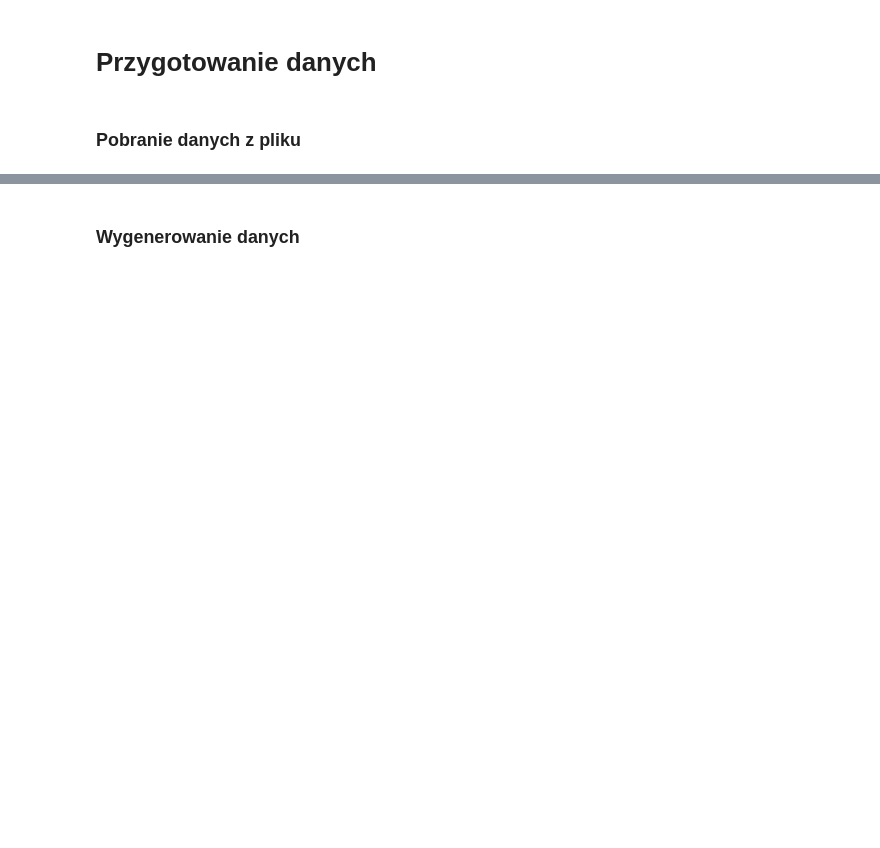
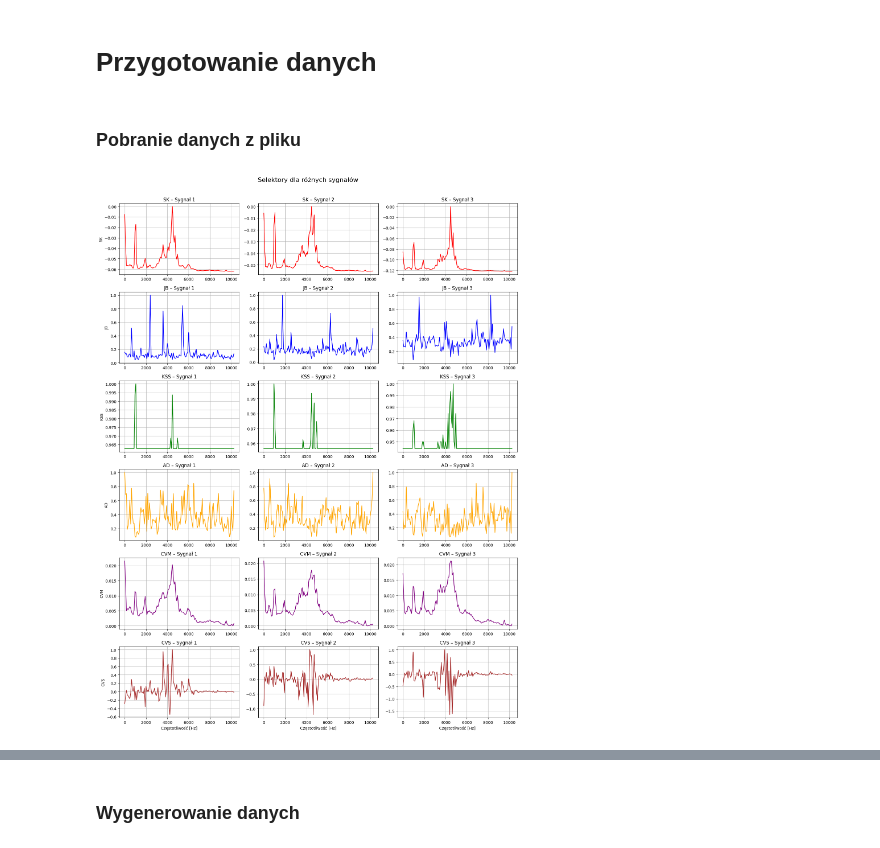
Before and after one commit to MD275996/System-to-identify-anomalies-in-vibration-signals-for-local-damage-detection-in-machines, a Jupyter notebook: main.ipynb, the cells around one changed output, grey strips where cells are left out. Cells and saved outputs as stored; diff of their text form; code cells hidden in the pictures; blank space fills up the shorter version.

```diff
--- a/main.ipynb
+++ b/main.ipynb
@@ -230,32 +286,21 @@ def plot_all_selectors_grid(sigma, fmod):
 # %%
 from scipy.io import loadmat
 
-# wczytanie pliku
-data = loadmat('assets/datasets/Faulty/F1.mat')
-signal = data["H"][:,1]
-# data = loadmat('assets/datasets/Healthy/H1.mat')
 
-# data = loadmat('assets/datasets/daniel/signal_early.mat')
-# signal = data["signal_early"][:,0]
 
-# data = loadmat('assets/datasets/daniel/signal_medium_fault.mat')
-# signal = data["signal_medium_fault"][:,0]
+data = loadmat('assets/datasets/daniel/signal_early.mat')
+signal1 = data["signal_early"][:,0]
 
-# data = loadmat('assets/datasets/daniel/signal_developed_fault.mat')
-# signal = data["signal_developed_fault"][:,0]
+data = loadmat('assets/datasets/daniel/signal_medium_fault.mat')
+signal2 = data["signal_medium_fault"][:,0]
 
-# keys = data.keys()
-# print(keys)
-# plt.figure(figsize=(10, 4))
-# plt.plot(signal, linewidth=1)
-# plt.title(f"Sygnał")
-# plt.xlabel("Próbka")
-# plt.ylabel("Amplituda")
-# plt.grid(True)
-# plt.tight_layout()
-# plt.show()
-# print(np.mean(signal))
-# print(np.std(signal))
+data = loadmat('assets/datasets/daniel/signal_developed_fault.mat')
+signal3 = data["signal_developed_fault"][:,0]
+
+signals = [signal1,signal2,signal3]
+plot_all_selectors_grid_from_signals(signals,fs = len(signal1))
 
 # draw_analysis(signal,selector.CVS)
-draw_all_selectors(signal)
+# draw_all_selectors(signal)
+# %% [output]
+[figure, added]
```
Also changed, not shown: parts of 6 cells of this notebook.
